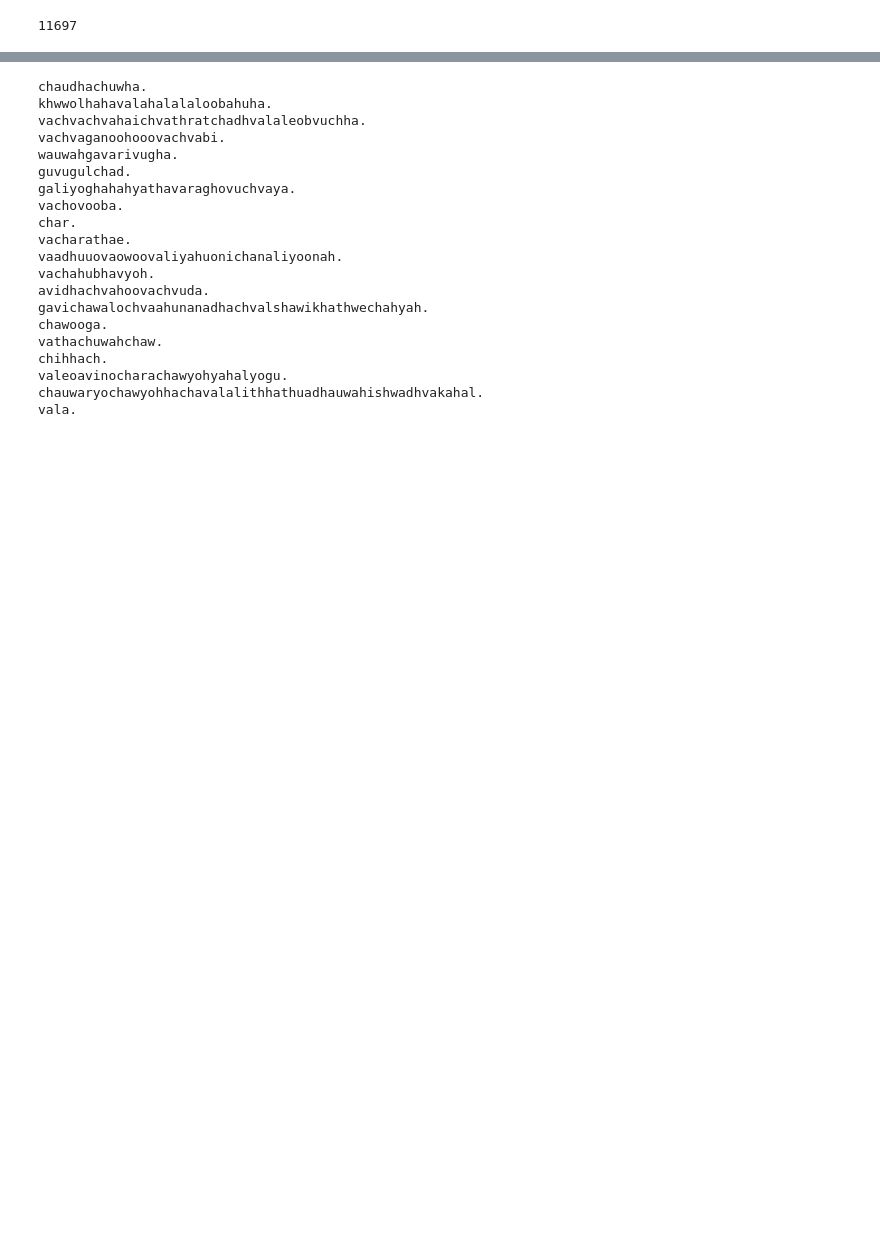
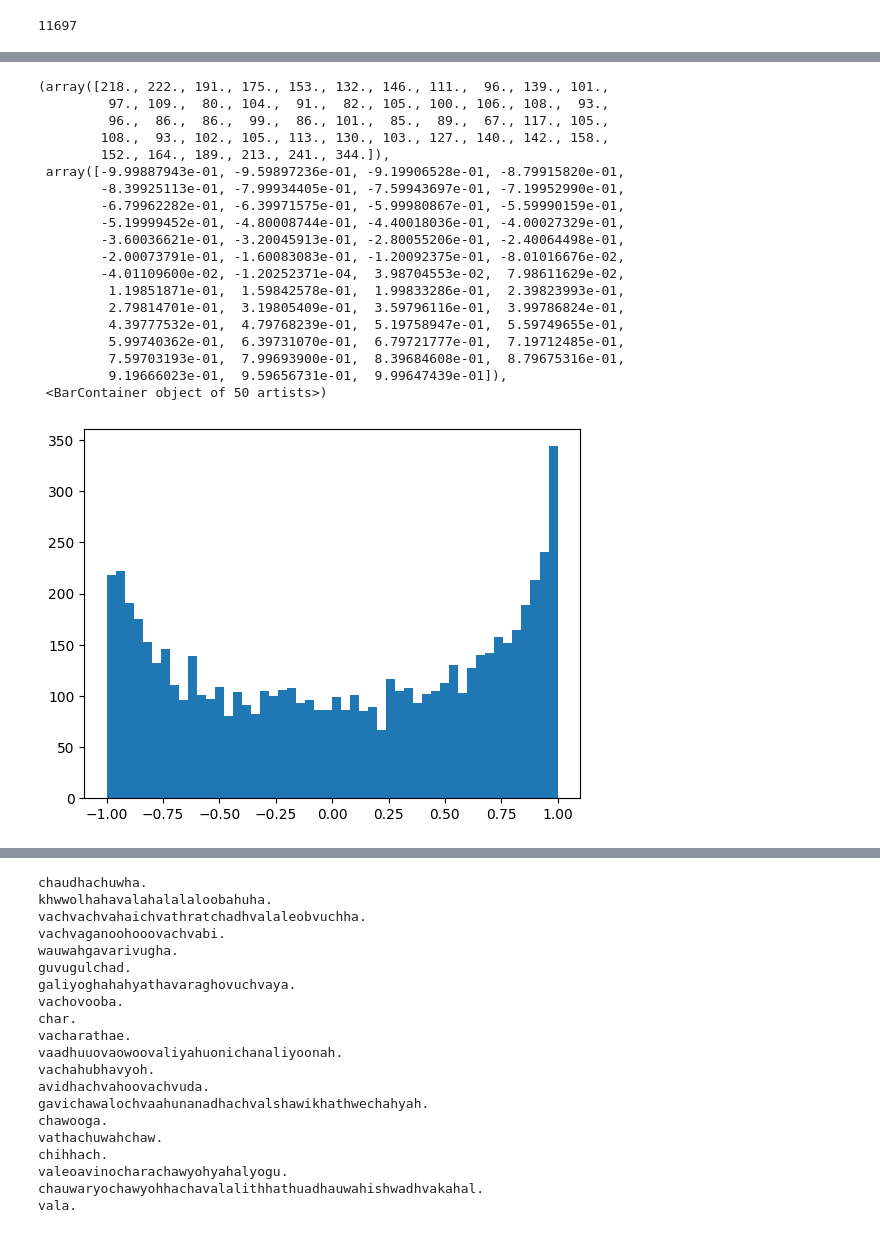
Before and after one commit to akhilajallavaram/neural_networks_andrej_karpathy, a Jupyter notebook: makemore_part3.ipynb, the cells around one changed output, grey strips where cells are left out. Saved outputs shown, nothing was run; the diff lists cells and outputs as text; code cells hidden in the pictures; blank space fills up the shorter version.

```diff
--- a/makemore_part3.ipynb
+++ b/makemore_part3.ipynb
@@ -140,0 +147,23 @@ for i in range(max_steps):
+# %%
+plt.hist(h.view(-1).tolist(),50)
+# %% [output]
+(array([218., 222., 191., 175., 153., 132., 146., 111.,  96., 139., 101.,
+         97., 109.,  80., 104.,  91.,  82., 105., 100., 106., 108.,  93.,
+         96.,  86.,  86.,  99.,  86., 101.,  85.,  89.,  67., 117., 105.,
+        108.,  93., 102., 105., 113., 130., 103., 127., 140., 142., 158.,
+        152., 164., 189., 213., 241., 344.]),
+ array([-9.99887943e-01, -9.59897236e-01, -9.19906528e-01, -8.79915820e-01,
+        -8.39925113e-01, -7.99934405e-01, -7.59943697e-01, -7.19952990e-01,
+        -6.79962282e-01, -6.39971575e-01, -5.99980867e-01, -5.59990159e-01,
+        -5.19999452e-01, -4.80008744e-01, -4.40018036e-01, -4.00027329e-01,
+        -3.60036621e-01, -3.20045913e-01, -2.80055206e-01, -2.40064498e-01,
+        -2.00073791e-01, -1.60083083e-01, -1.20092375e-01, -8.01016676e-02,
+        -4.01109600e-02, -1.20252371e-04,  3.98704553e-02,  7.98611629e-02,
+         1.19851871e-01,  1.59842578e-01,  1.99833286e-01,  2.39823993e-01,
+         2.79814701e-01,  3.19805409e-01,  3.59796116e-01,  3.99786824e-01,
+         4.39777532e-01,  4.79768239e-01,  5.19758947e-01,  5.59749655e-01,
+         5.99740362e-01,  6.39731070e-01,  6.79721777e-01,  7.19712485e-01,
+         7.59703193e-01,  7.99693900e-01,  8.39684608e-01,  8.79675316e-01,
+         9.19666023e-01,  9.59656731e-01,  9.99647439e-01]),
+ <BarContainer object of 50 artists>)
+[figure, added]
```
Also changed, not shown: parts of 8 cells of this notebook.
